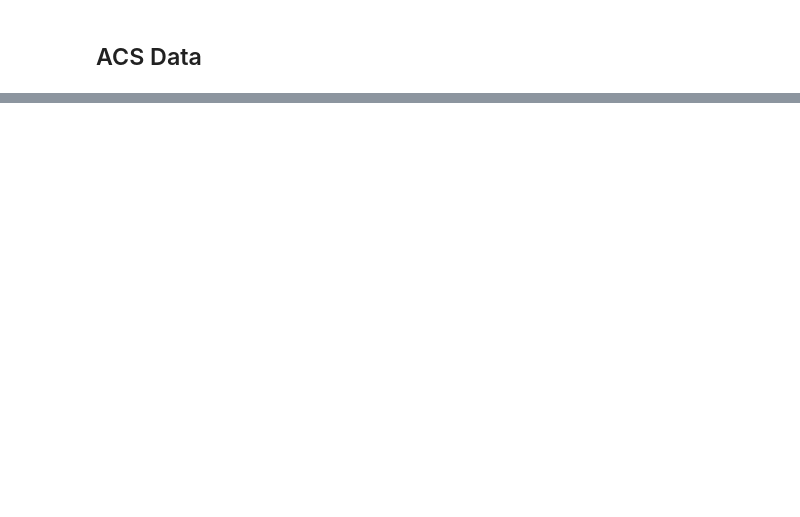
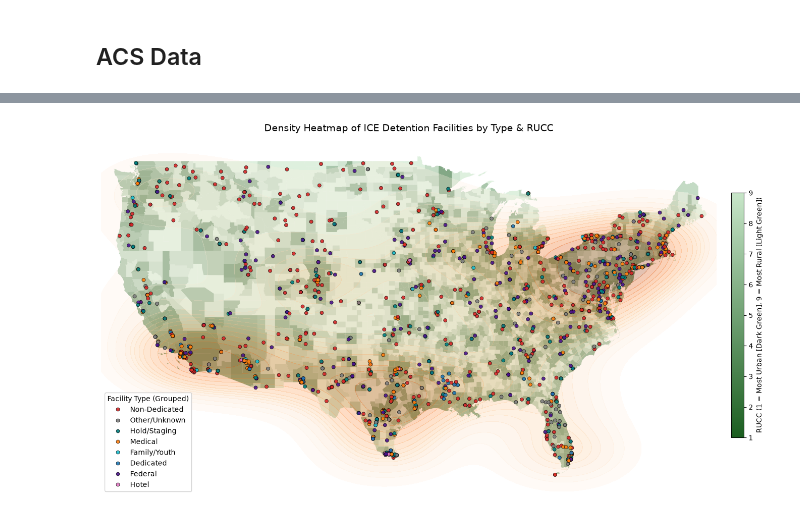
Before and after one commit to steveg-ds/RHIP, a Jupyter notebook: RSS-Analysis.ipynb, the cells around one changed output, grey strips where cells are left out. Saved outputs shown, nothing was run; the diff lists cells and outputs as text; code cells hidden in the pictures; blank space fills up the shorter version.

```diff
--- a/RSS-Analysis.ipynb
+++ b/RSS-Analysis.ipynb
@@ -309,0 +420,83 @@ acs_data.drop(columns=drop_cols)
+# %%
+# Create facility density heatmap overlaid on county geometries (filtered to continental US)
+import matplotlib.colors as mcolors
+fig, ax = plt.subplots(figsize=(15, 10))
+
+# Filter county geometries to continental US states (FIPS < 60, excluding AK/HI)
+continental_geo = county_geo[
+    (county_geo['STATE'] != 'AK') &
+    (county_geo['STATE'] != 'HI') &
+    (county_geo['STATE'] != 'PR')
+].copy()
+
+# Cast GEOID to int and merge with rucc_data to get RUCC codes for coloring
+continental_geo['GEOID'] = continental_geo['GEOID'].astype(int)
+continental_geo = continental_geo.merge(rucc_data[['GEOID', 'RUCC']], on='GEOID', how='left')
+
+# Cast RUCC to float so geopandas correctly recognizes it as a continuous numeric column
+continental_geo['RUCC'] = continental_geo['RUCC'].astype(float)
+
+# Create RUCC colormap
+custom_rucc_cmap = mcolors.LinearSegmentedColormap.from_list(
+    "rucc_forest_to_mint",
+    ["#1b5e20", "#c8e6c9"]  # Dark forest green to soft mint green
+)
+
+# Plot base continental US counties colored by RUCC code (no county border lines)
+# Force continuous colorbar mapping with categorical=False
+continental_geo.plot(
+    column='RUCC',
+    cmap=custom_rucc_cmap,
+    edgecolor='none',
+    ax=ax,
+    alpha=0.6,
+    categorical=False,
+    legend=True,
+    legend_kwds={'label': "RUCC (1 = Most Urban [Dark Green], 9 = Most Rural [Light Green])", 'shrink': 0.5, 'pad': 0.02}
+)
+
+# Filter facilities to continental US bounding box
+fac_x = facilities.coordinates.x
+fac_y = facilities.coordinates.y
+cont_mask = (fac_x >= -125) & (fac_x <= -65) & (fac_y >= 24) & (fac_y <= 50)
+continental_facilities = facilities[cont_mask].copy()
+
+# Plot 2D KDE heatmap of facility density (lower alpha for high-contrast points)
+sns.kdeplot(
+    x=continental_facilities.coordinates.x, y=continental_facilities.coordinates.y,
+    ax=ax, fill=True, cmap='Oranges', alpha=0.3,
+    levels=15, thresh=0.05
+)
+
+# Custom high-contrast color palette to easily differentiate facility types
+facility_colors = {
+    'Dedicated': '#1f77b4',       # Bold Blue
+    'Non-Dedicated': '#d62728',   # Crimson Red
+    'Federal': '#4a148c',         # Dark Purple (changed to Purple to contrast with Green background)
+    'Hold/Staging': '#008080',     # Teal Green
+    'Medical': '#ff7f0e',         # Bright Orange
+    'Family/Youth': '#17becf',    # Turquoise/Teal
+    'Hotel': '#e377c2',           # Magenta Pink
+    'Other/Unknown': '#7f7f7f'    # Slate Grey
+}
+
+# Plot actual facility locations colored by facility type group using custom palette
+sns.scatterplot(
+    data=continental_facilities,
+    x=continental_facilities.coordinates.x,
+    y=continental_facilities.coordinates.y,
+    hue='type_grouped',
+    palette=facility_colors,
+    s=25, alpha=0.9, ax=ax,
+    edgecolor='black', linewidth=0.5
+)
+
+ax.set_title("Density Heatmap of ICE Detention Facilities by Type & RUCC", fontsize=14)
+ax.set_xlim(-126, -66)
+ax.set_ylim(23, 51)
+ax.axis('off')
+ax.legend(title="Facility Type (Grouped)", loc="lower left", frameon=True, facecolor='white', framealpha=0.9)
+plt.tight_layout()
+plt.show()
+# %% [output]
+[figure, added]
```
Also changed, not shown: parts of 41 cells of this notebook, 10 other files.
